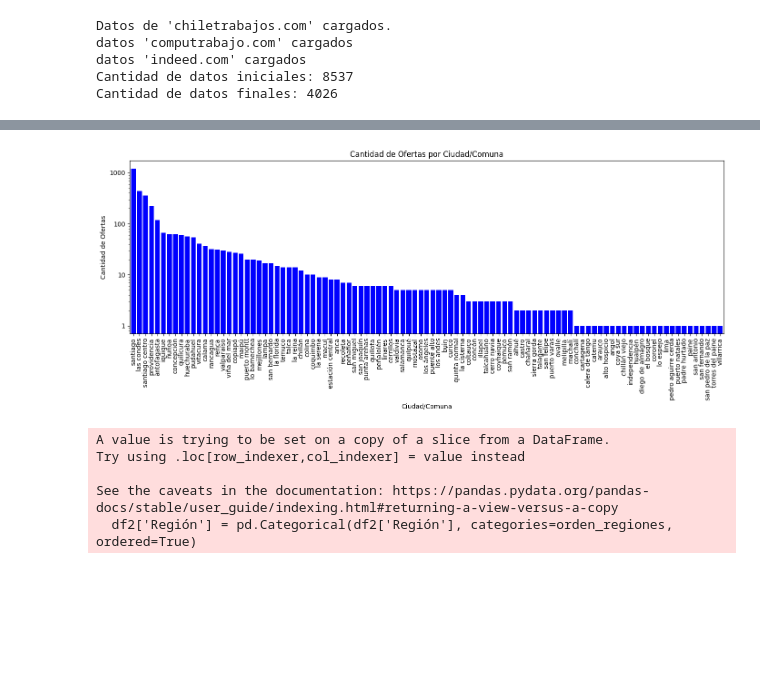
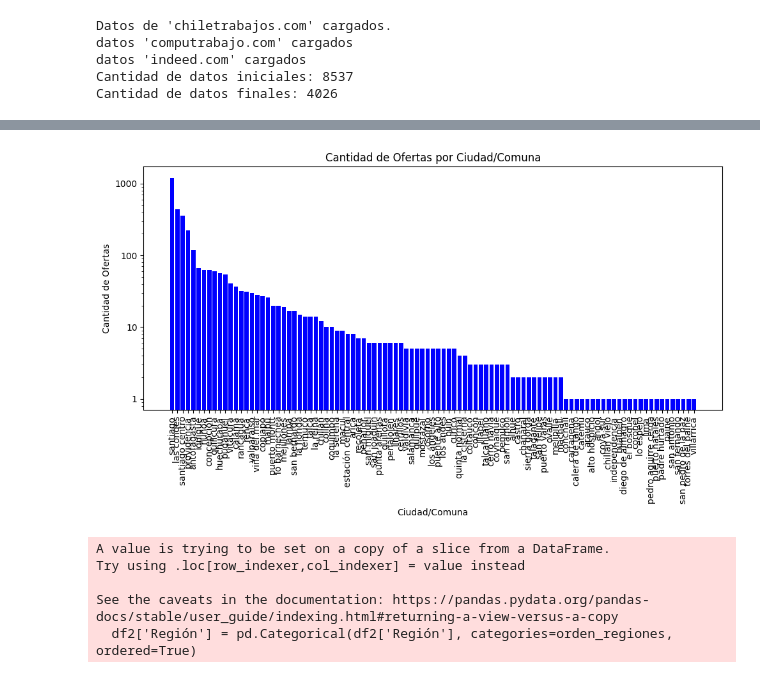
Before and after one commit to Lagartin1/analisisOfertasLab, a Jupyter notebook: src/AnalisisOfertas.ipynb, the cells around one changed output, grey strips where cells are left out. Drawn from its saved outputs; the diff is of its cells as text; code cells hidden in the pictures; blank space fills up the shorter version.

```diff
--- a/src/AnalisisOfertas.ipynb
+++ b/src/AnalisisOfertas.ipynb
@@ -149,22 +149,29 @@ Total de ofertas por ciudad
 None
 # %%
 from matplotlib.ticker import FuncFormatter
-pltgr.figure(figsize=(14, 6))
-pltgr.bar(tabla_ciudades_total['Ciudad/Comuna'], tabla_ciudades_total['Cantidad_Ofertas'], color='blue')
-pltgr.yscale('log')  # Escala logarítmica en el eje y
 
-# Personalizar las etiquetas del eje y
-formatter = FuncFormatter(lambda y, _: f'{int(y)}')
-pltgr.xlim(-0.6, len(tabla_ciudades_total['Ciudad/Comuna']) - 0.4)
-pltgr.gca().yaxis.set_major_formatter(formatter)
-pltgr.xlabel('Ciudad/Comuna')
-pltgr.ylabel('Cantidad de Ofertas')
-pltgr.title('Cantidad de Ofertas por Ciudad/Comuna')
-pltgr.xticks(rotation=90)
-pltgr.tight_layout()
-pltgr.show()
+
+def grafico_ofertas_por_ciudad(tabla_ciudades_total=tabla_ciudades_total):
+    pltgr.figure(figsize=(10, 6))
+    pltgr.bar(tabla_ciudades_total['Ciudad/Comuna'], tabla_ciudades_total['Cantidad_Ofertas'], color='blue')
+    pltgr.yscale('log')  # Escala logarítmica en el eje y
+
+
+    # Personalizar las etiquetas del eje y
+    formatter = FuncFormatter(lambda y, _: f'{int(y)}')
+    pltgr.gca().yaxis.set_major_formatter(formatter)
+    pltgr.xlabel('Ciudad/Comuna')
+    pltgr.ylabel('Cantidad de Ofertas')
+    pltgr.title('Cantidad de Ofertas por Ciudad/Comuna')
+    pltgr.xticks(rotation=90)
+    pltgr.tight_layout()
+    pltgr.show()
+
+
+# Llamamos a la función para generar el gráfico
+grafico_ofertas_por_ciudad(tabla_ciudades_total)
 # %% [output]
-[figure, old version]
+[figure, new version]
 # %%
 # Definimos el orden geográfico de las regiones de norte a sur
 orden_regiones = [
```
Also changed, not shown: parts of 7 cells of this notebook, 3 other files.
